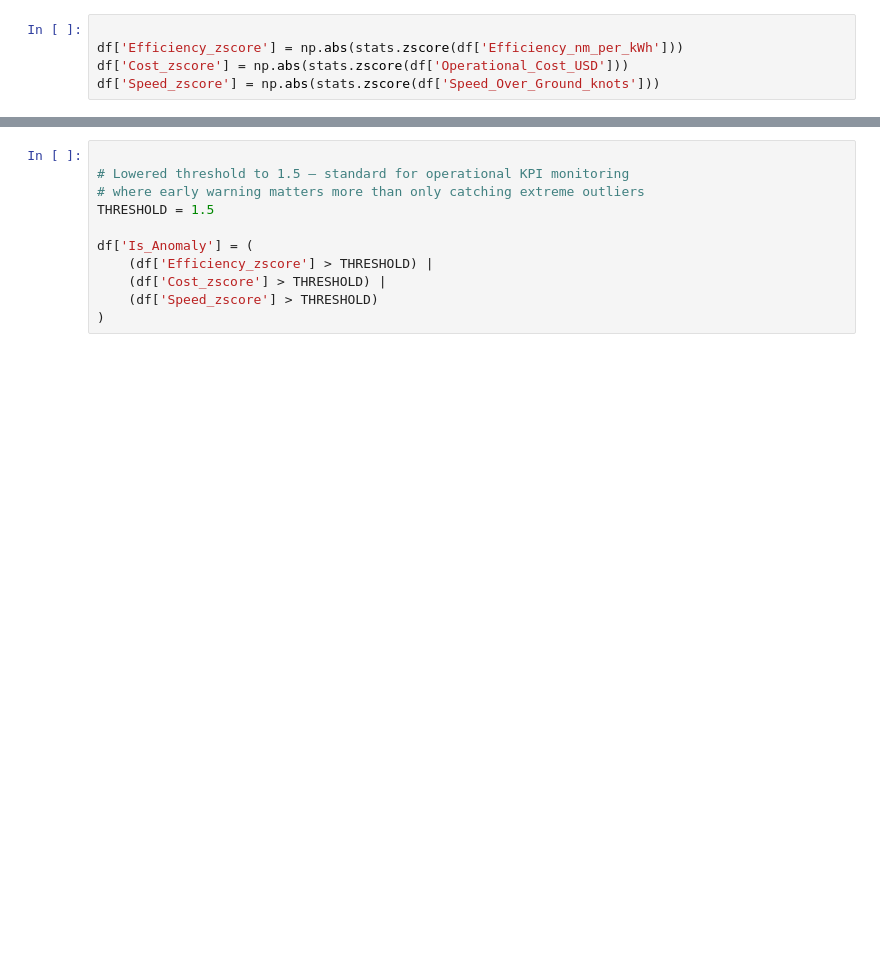
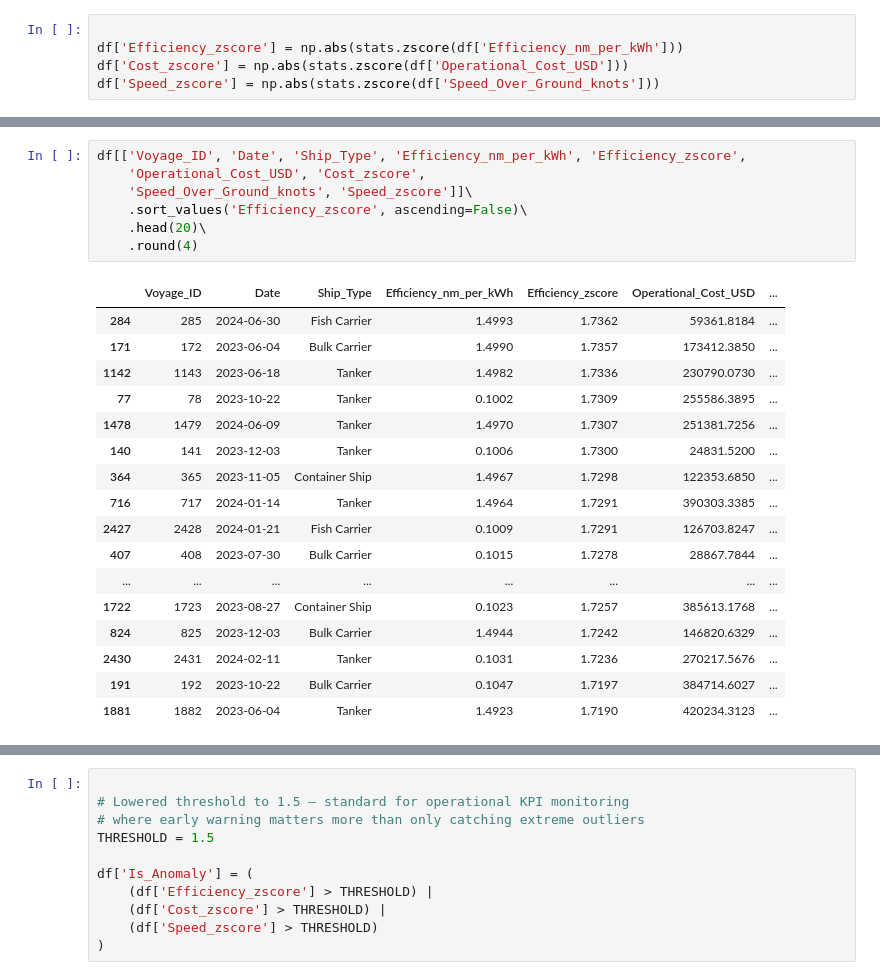
Before and after one commit to Yashaswini-Sandeep/Fleet_KPI_Tracker, a Jupyter notebook: notebooks/Fleet_KPI_Analysis.ipynb, the cells around one changed output, grey strips where cells are left out. Drawn from its saved outputs; the diff is of its cells as text; blank space fills up the shorter version.

```diff
--- a/notebooks/Fleet_KPI_Analysis.ipynb
+++ b/notebooks/Fleet_KPI_Analysis.ipynb
@@ -173,0 +194,25 @@ df['Speed_zscore'] = np.abs(stats.zscore(df['Speed_Over_Ground_knots']))
+# %%
+df[['Voyage_ID', 'Date', 'Ship_Type', 'Efficiency_nm_per_kWh', 'Efficiency_zscore',
+    'Operational_Cost_USD', 'Cost_zscore',
+    'Speed_Over_Ground_knots', 'Speed_zscore']]\
+    .sort_values('Efficiency_zscore', ascending=False)\
+    .head(20)\
+    .round(4)
+# %% [output]
+|  | Voyage_ID | Date | Ship_Type | Efficiency_nm_per_kWh | Efficiency_zscore | Operational_Cost_USD | ... |
+| 284 | 285 | 2024-06-30 | Fish Carrier | 1.4993 | 1.7362 | 59361.8184 | ... |
+| 171 | 172 | 2023-06-04 | Bulk Carrier | 1.4990 | 1.7357 | 173412.3850 | ... |
+| 1142 | 1143 | 2023-06-18 | Tanker | 1.4982 | 1.7336 | 230790.0730 | ... |
+| 77 | 78 | 2023-10-22 | Tanker | 0.1002 | 1.7309 | 255586.3895 | ... |
+| 1478 | 1479 | 2024-06-09 | Tanker | 1.4970 | 1.7307 | 251381.7256 | ... |
+| 140 | 141 | 2023-12-03 | Tanker | 0.1006 | 1.7300 | 24831.5200 | ... |
+| 364 | 365 | 2023-11-05 | Container Ship | 1.4967 | 1.7298 | 122353.6850 | ... |
+| 716 | 717 | 2024-01-14 | Tanker | 1.4964 | 1.7291 | 390303.3385 | ... |
+| 2427 | 2428 | 2024-01-21 | Fish Carrier | 0.1009 | 1.7291 | 126703.8247 | ... |
+| 407 | 408 | 2023-07-30 | Bulk Carrier | 0.1015 | 1.7278 | 28867.7844 | ... |
+| ... | ... | ... | ... | ... | ... | ... | ... |
+| 1722 | 1723 | 2023-08-27 | Container Ship | 0.1023 | 1.7257 | 385613.1768 | ... |
+| 824 | 825 | 2023-12-03 | Bulk Carrier | 1.4944 | 1.7242 | 146820.6329 | ... |
+| 2430 | 2431 | 2024-02-11 | Tanker | 0.1031 | 1.7236 | 270217.5676 | ... |
+| 191 | 192 | 2023-10-22 | Bulk Carrier | 0.1047 | 1.7197 | 384714.6027 | ... |
+| 1881 | 1882 | 2023-06-04 | Tanker | 1.4923 | 1.7190 | 420234.3123 | ... |
```
Also changed, not shown: parts of 8 cells of this notebook, 2 other files.
